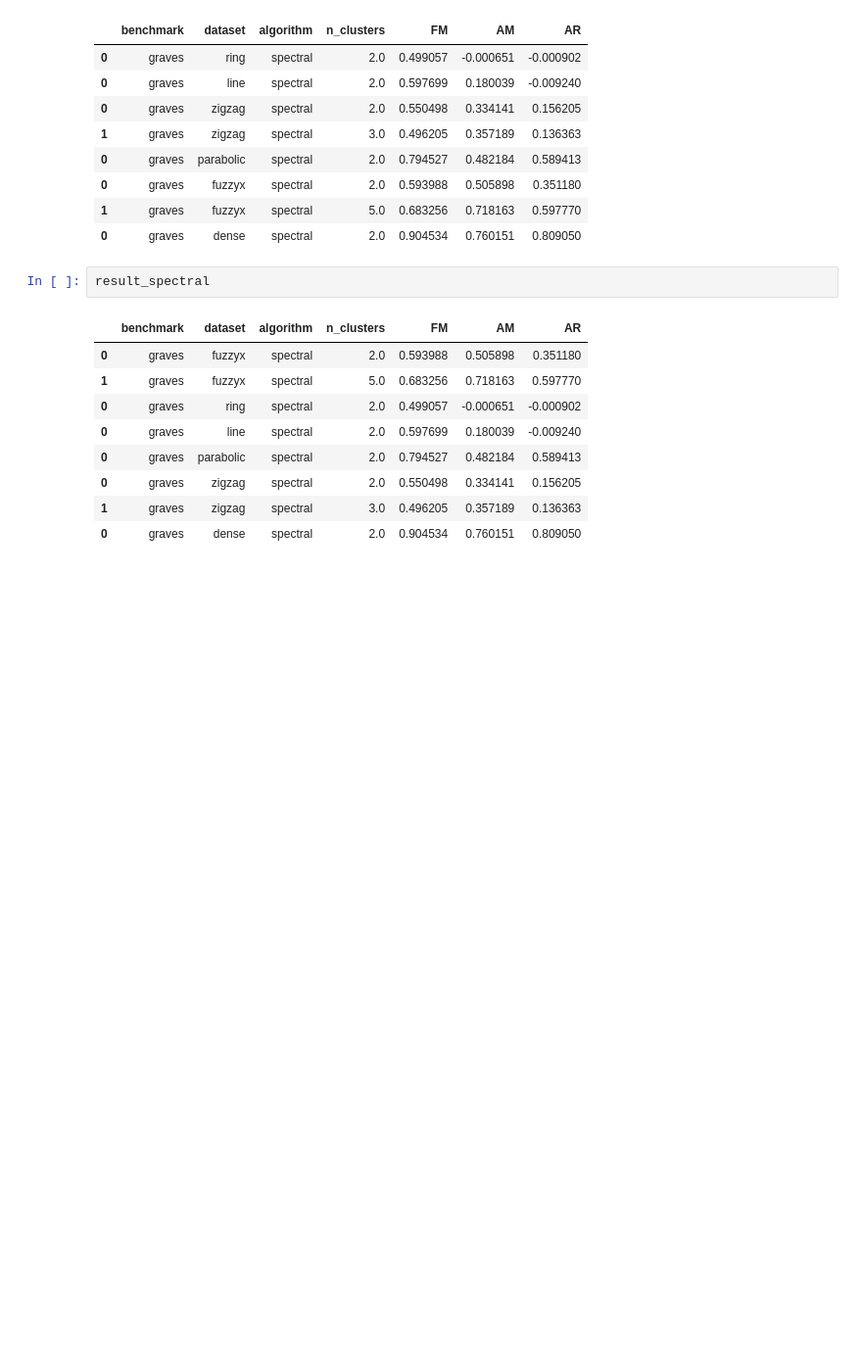
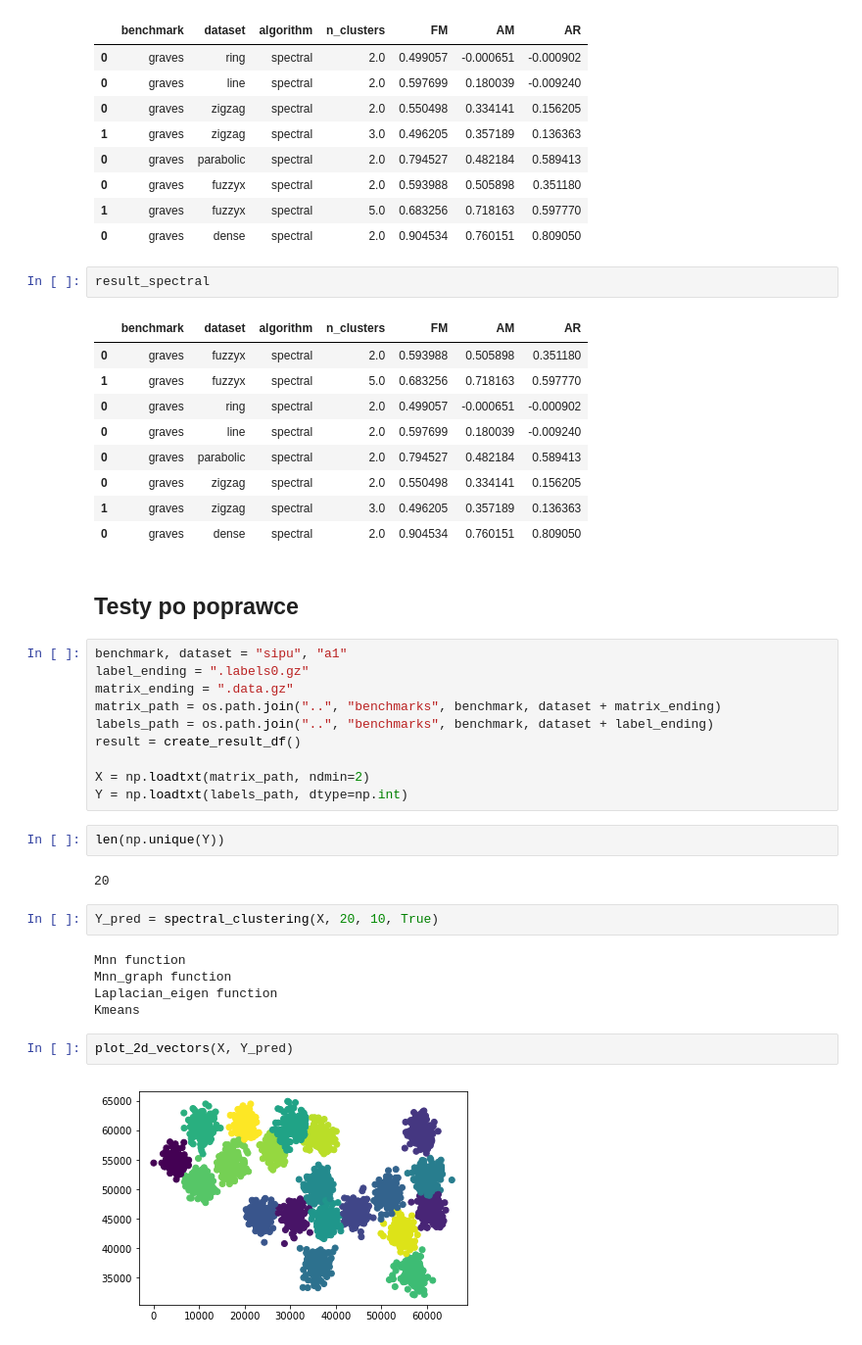
Before and after one commit to Przemyslaw2889/spectral-clustering, a Jupyter notebook: python/raport.ipynb, the cells around one changed output. Shown at 98% size. Saved outputs shown, nothing was run; the diff lists cells and outputs as text; blank space fills up the shorter version.

```diff
--- a/python/raport.ipynb
+++ b/python/raport.ipynb
@@ -327,3 +327,30 @@ result_spectral
 | 0 | graves | zigzag | spectral | 2.0 | 0.550498 | 0.334141 | 0.156205 |
 | 1 | graves | zigzag | spectral | 3.0 | 0.496205 | 0.357189 | 0.136363 |
 | 0 | graves | dense | spectral | 2.0 | 0.904534 | 0.760151 | 0.809050 |
+# %% [markdown]
+## Testy po poprawce
+# %%
+benchmark, dataset = "sipu", "a1"
+label_ending = ".labels0.gz"
+matrix_ending = ".data.gz"
+matrix_path = os.path.join("..", "benchmarks", benchmark, dataset + matrix_ending)
+labels_path = os.path.join("..", "benchmarks", benchmark, dataset + label_ending)
+result = create_result_df()
+
+X = np.loadtxt(matrix_path, ndmin=2)
+Y = np.loadtxt(labels_path, dtype=np.int)
+# %%
+len(np.unique(Y))
+# %% [output]
+20
+# %%
+Y_pred = spectral_clustering(X, 20, 10, True)
+# %% [output]
+Mnn function
+Mnn_graph function
+Laplacian_eigen function
+Kmeans
+# %%
+plot_2d_vectors(X, Y_pred)
+# %% [output]
+[figure, added]
```
Also changed, not shown: 2 other files.
